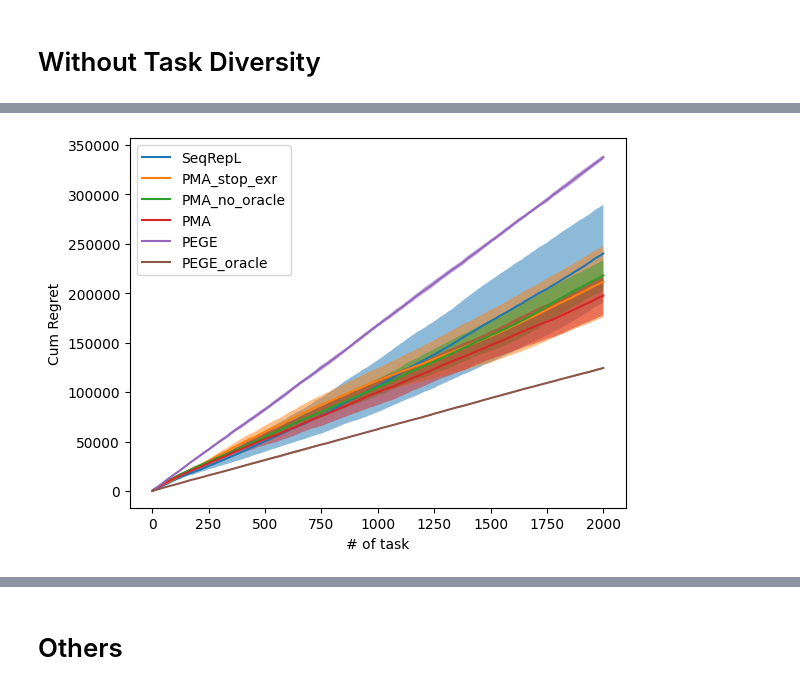
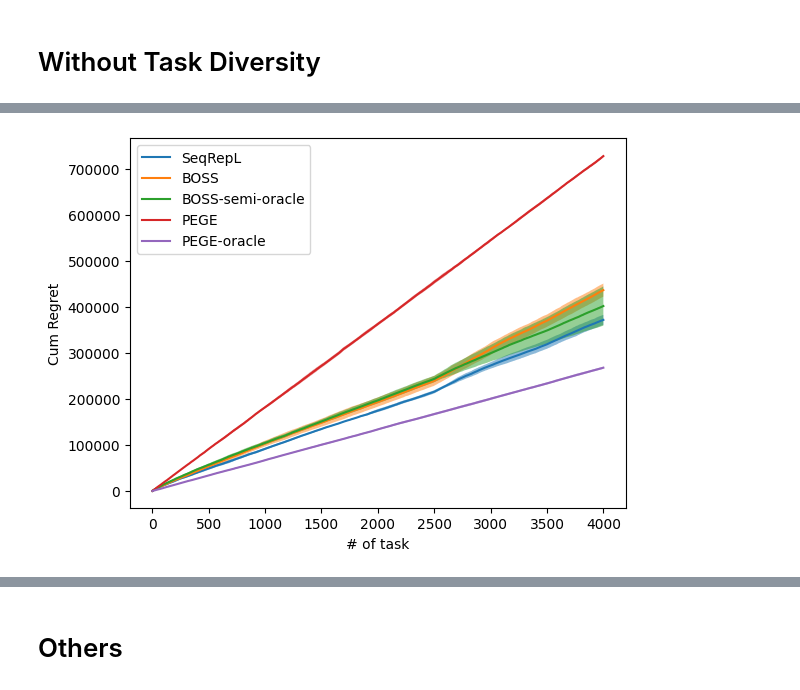
Before and after one commit to duongnhatthang/BOSS, a Jupyter notebook: exp.ipynb, the cells around one changed output, grey strips where cells are left out. Drawn from its saved outputs; the diff is of its cells as text; code cells hidden in the pictures.

```diff
--- a/exp.ipynb
+++ b/exp.ipynb
@@ -279,6 +494,6 @@ PMA Simulation 1, N_gen_ctx=20, d=10
 ... (88 outputs left out)
 # %%
-input_dict["name"] = "PMA"
-input_dict["PMA_stop_exr"] = n_task//2
-input_dict["PMA_no_oracle"] = False
-best_PMA_stop_exr2 = eval_multi(input_dict)
+# input_dict["name"] = "PMA"
+# input_dict["PMA_stop_exr"] = n_task//2
+# input_dict["PMA_no_oracle"] = False
+# best_PMA_stop_exr2 = eval_multi(input_dict)
@@ -302,7 +500,7 @@ PMA Simulation 1, N_gen_ctx=20, d=10
 # %%
 input_dict["name"] = "SeqRepL"
-input_dict["SeqRepL_exr_const"] = 0.005 # 0.01
-input_dict["SeqRepL_tau1_const"] = 0.4 # 0.4
-input_dict["SeqRepL_tau2_const"] = 0.5 # 0.5
+input_dict["SeqRepL_exr_const"] = 0.0015 # 0.01
+input_dict["SeqRepL_tau1_const"] = 0.65 # 0.4
+input_dict["SeqRepL_tau2_const"] = 0.65 # 0.5
 best_SeqRepL2 = eval_multi(input_dict)
 # %% [output]
@@ -325,33 +524,49 @@ SeqRepL Simulation 3, N_gen_ctx=20, d=10
 # %%
 mean_PEGE2 = np.mean(best_PEGE2['regrets'], axis=0)
 std_PEGE2 = np.std(best_PEGE2['regrets'], axis=0)
 mean_PEGE_oracle2 = np.mean(best_PEGE_oracle2['regrets'], axis=0)
 std_PEGE_oracle2 = np.std(best_PEGE_oracle2['regrets'], axis=0)
 mean_PMA2 = np.mean(best_PMA2['regrets'], axis=0)
 std_PMA2 = np.std(best_PMA2['regrets'], axis=0)
-mean_PMA_stop_exr2 = np.mean(best_PMA_stop_exr2['regrets'], axis=0)
-std_PMA_stop_exr2 = np.std(best_PMA_stop_exr2['regrets'], axis=0)
+# mean_PMA_stop_exr2 = np.mean(best_PMA_stop_exr2['regrets'], axis=0)
+# std_PMA_stop_exr2 = np.std(best_PMA_stop_exr2['regrets'], axis=0)
 mean_PMA_no_oracle2 = np.mean(best_PMA_no_oracle2['regrets'], axis=0)
 std_PMA_no_oracle2 = np.std(best_PMA_no_oracle2['regrets'], axis=0)
 mean_SeqRepL2 = np.mean(best_SeqRepL2['regrets'], axis=0)
 std_SeqRepL2 = np.std(best_SeqRepL2['regrets'], axis=0)
 X = np.arange(1,n_task+1)
 plt.plot(X, mean_SeqRepL2, '-', label='SeqRepL')
 plt.fill_between(X, mean_SeqRepL2-std_SeqRepL2, mean_SeqRepL2+std_SeqRepL2, alpha=0.5)
-plt.plot(X, mean_PMA_stop_exr2, '-', label='PMA_stop_exr')
-plt.fill_between(X, mean_PMA_stop_exr2-std_PMA_stop_exr2, mean_PMA_stop_exr2+std_PMA_stop_exr2, alpha=0.5)
-plt.plot(X, mean_PMA_no_oracle2, '-', label='PMA_no_oracle')
+# plt.plot(X, mean_PMA_stop_exr2, '-', label='BOSS-stop-exr')
+# plt.fill_between(X, mean_PMA_stop_exr2-std_PMA_stop_exr2, mean_PMA_stop_exr2+std_PMA_stop_exr2, alpha=0.5)
+plt.plot(X, mean_PMA_no_oracle2, '-', label='BOSS')
 plt.fill_between(X, mean_PMA_no_oracle2-std_PMA_no_oracle2, mean_PMA_no_oracle2+std_PMA_no_oracle2, alpha=0.5)
-plt.plot(X, mean_PMA2, '-', label='PMA')
+plt.plot(X, mean_PMA2, '-', label='BOSS-semi-oracle')
 plt.fill_between(X, mean_PMA2-std_PMA2, mean_PMA2+std_PMA2, alpha=0.5)
 plt.plot(X, mean_PEGE2, '-', label='PEGE')
 plt.fill_between(X, mean_PEGE2-std_PEGE2, mean_PEGE2+std_PEGE2, alpha=0.5)
-plt.plot(X, mean_PEGE_oracle2, '-', label='PEGE_oracle')
+plt.plot(X, mean_PEGE_oracle2, '-', label='PEGE-oracle')
 plt.fill_between(X, mean_PEGE_oracle2-std_PEGE_oracle2, mean_PEGE_oracle2+std_PEGE_oracle2, alpha=0.5)
 plt.xlabel('# of task')
 plt.ylabel('Cum Regret')
 plt.legend()
 plt.show()
-plt.close()
+# plt.close()
+output_dict = {
+    "mean_PEGE2":mean_PEGE2,
+    "std_PEGE2":std_PEGE2,
+    "mean_PEGE_oracle2":mean_PEGE_oracle2,
+    "std_PEGE_oracle2":std_PEGE_oracle2,
+    "mean_PMA2":mean_PMA2,
+    "std_PMA2":std_PMA2,
+    # "mean_PMA_stop_exr2":mean_PMA_stop_exr2,
+    # "std_PMA_stop_exr2":std_PMA_stop_exr2,
+    "mean_PMA_no_oracle2":mean_PMA_no_oracle2,
+    "std_PMA_no_oracle2":std_PMA_no_oracle2,
+    "mean_SeqRepL2":mean_SeqRepL2,
+    "std_SeqRepL2":std_SeqRepL2,
+}
+# with open('NoTaskDiv_Dict2.npy', 'wb') as f:
+#     np.save(f, output_dict)
 # %% [output]
-[figure, old version]
+[figure, new version]
```
Also changed, not shown: parts of 24 cells of this notebook, 2 other files.
